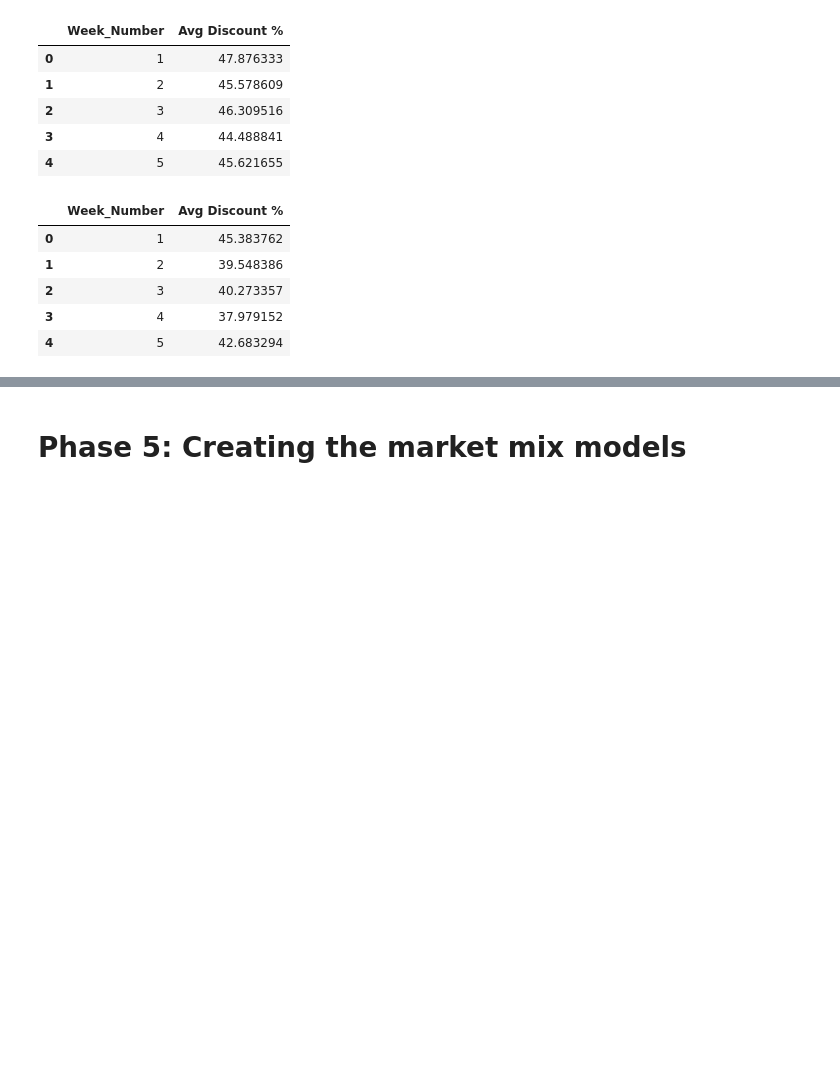
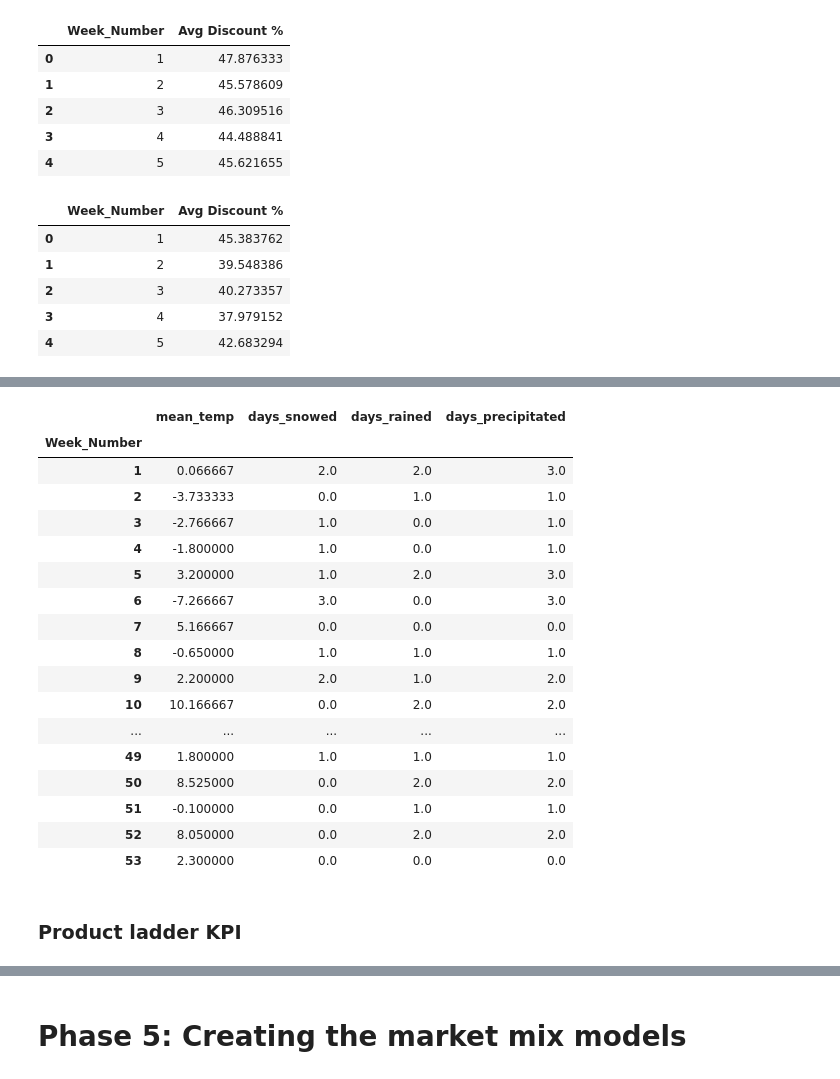
Before and after one commit to Nanditha-G-N/Machine-Learning-Case-Studies, a Jupyter notebook: ecommerce-capstone/ecommerce-assignment-Krishnan.ipynb, the cells around one changed output, grey strips where cells are left out. Cells and saved outputs as stored; diff of their text form; code cells hidden in the pictures; blank space fills up the shorter version.

```diff
--- a/ecommerce-capstone/ecommerce-assignment-Krishnan.ipynb
+++ b/ecommerce-capstone/ecommerce-assignment-Krishnan.ipynb
@@ -1747,0 +1760,51 @@ avg_discpct_HomeAudio_feature.head()
+# %%
+climate['Week_Number'] = climate.Date.dt.week
+# %%
+climate_not_null=climate[~climate['Mean Temp (°C)'].isna()]
+climate_grp = climate_not_null.groupby('Week_Number')
+averag_temp = climate_grp['Mean Temp (°C)'].mean()
+averag_temp[3]=(averag_temp[2]+averag_temp[4])/2
+
+def replace_mean(x) :
+    if np.isnan(x['Mean Temp (°C)']) :
+        return averag_temp[x['Week_Number']]
+    else:
+        return x['Mean Temp (°C)']
+
+climate['Mean Temp (°C)']= climate.apply(replace_mean,axis=1)
+# %%
+climate['has_rained']=((climate['Total Rain (mm)'] > 0) | (climate['Total Rain Flag'] =='T')).astype(int)
+climate['has_snowed']=((climate['Total Snow (cm)'] > 0) | (climate['Total Snow Flag'] =='T')).astype(int)
+
+climate['has_precipitated']=((climate['Total Precip (mm)'] > 0) | (climate['Total Precip Flag'] =='T')).astype(int)
+# %%
+climate_weekly=climate.groupby('Week_Number')\
+  .apply(lambda x: pd.Series({
+      'mean_temp'   :x['Mean Temp (°C)'].mean(),
+      'days_snowed'   :x['has_snowed'].sum(),
+      'days_rained'   :x['has_rained'].sum(),
+      'days_precipitated'   :x['has_precipitated'].sum()
+  })
+)
+c
+# %% [output]
+|  | mean_temp | days_snowed | days_rained | days_precipitated |
+| Week_Number |  |  |  |  |
+| 1 | 0.066667 | 2.0 | 2.0 | 3.0 |
+| 2 | -3.733333 | 0.0 | 1.0 | 1.0 |
+| 3 | -2.766667 | 1.0 | 0.0 | 1.0 |
+| 4 | -1.800000 | 1.0 | 0.0 | 1.0 |
+| 5 | 3.200000 | 1.0 | 2.0 | 3.0 |
+| 6 | -7.266667 | 3.0 | 0.0 | 3.0 |
+| 7 | 5.166667 | 0.0 | 0.0 | 0.0 |
+| 8 | -0.650000 | 1.0 | 1.0 | 1.0 |
+| 9 | 2.200000 | 2.0 | 1.0 | 2.0 |
+| 10 | 10.166667 | 0.0 | 2.0 | 2.0 |
+| ... | ... | ... | ... | ... |
+| 49 | 1.800000 | 1.0 | 1.0 | 1.0 |
+| 50 | 8.525000 | 0.0 | 2.0 | 2.0 |
+| 51 | -0.100000 | 0.0 | 1.0 | 1.0 |
+| 52 | 8.050000 | 0.0 | 2.0 | 2.0 |
+| 53 | 2.300000 | 0.0 | 0.0 | 0.0 |
+# %% [markdown]
+### Product ladder KPI
```
Also changed, not shown: parts of 35 cells of this notebook.
